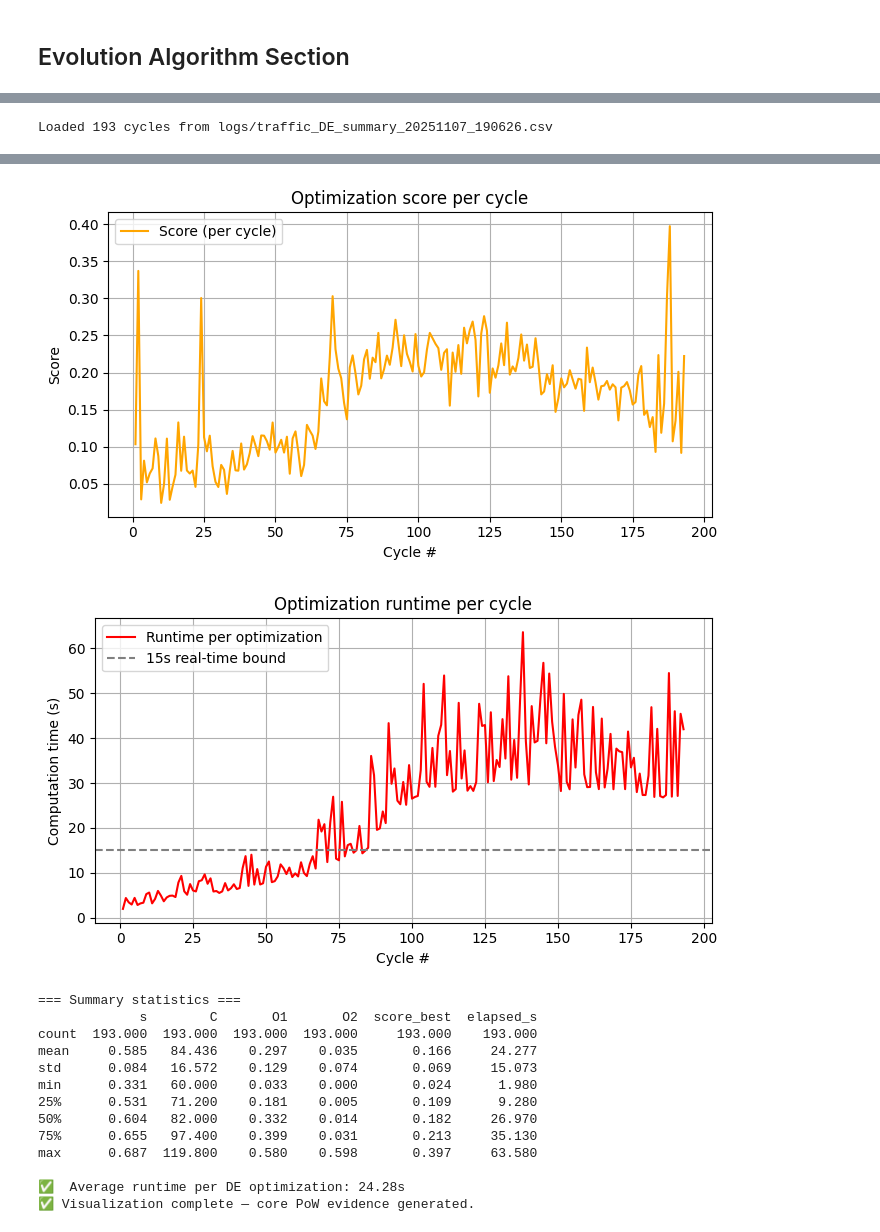
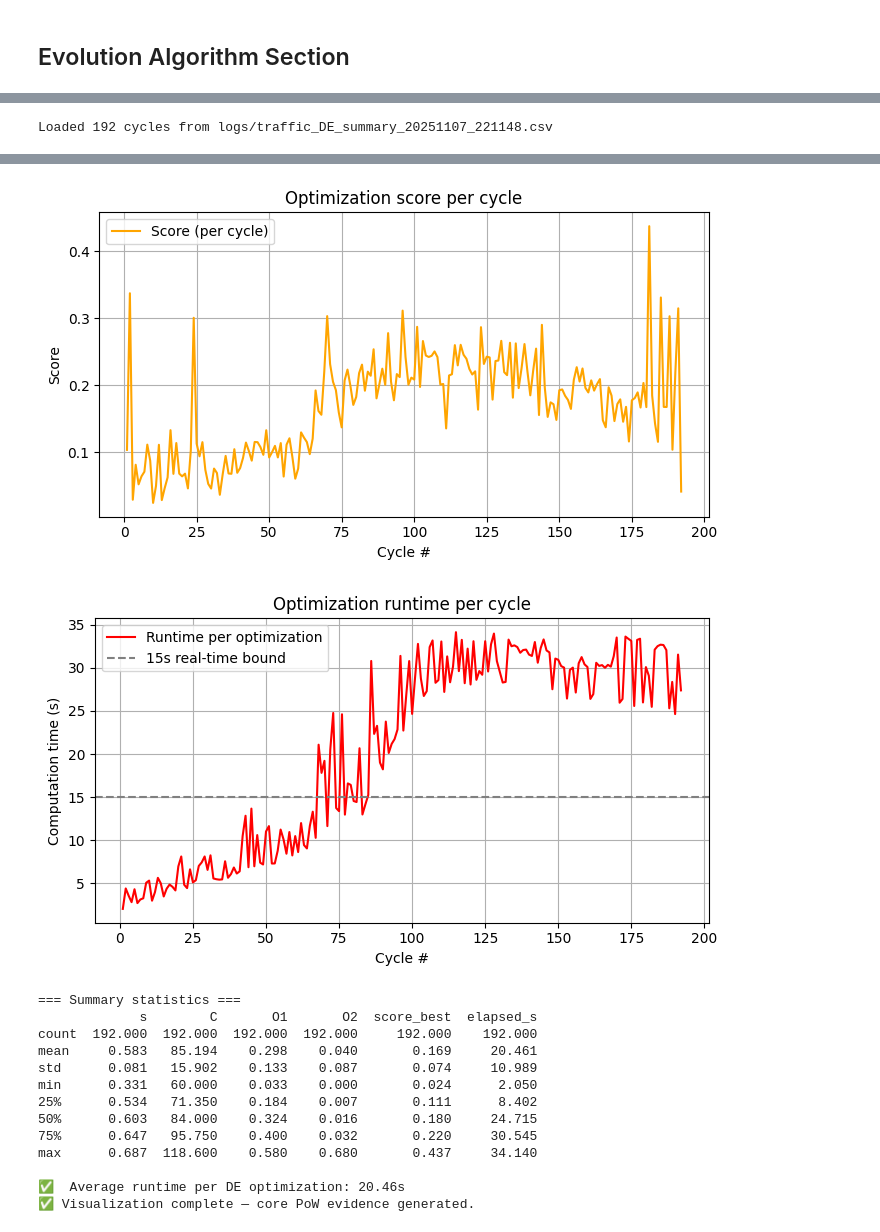
Before and after one commit to Kaos1105/EA_traffic_control, a Jupyter notebook: controller.ipynb, the cells around one changed output, grey strips where cells are left out. Cells and saved outputs as stored; diff of their text form; code cells hidden in the pictures.

```diff
--- a/controller.ipynb
+++ b/controller.ipynb
@@ -596,6 +632,6 @@ def visualize_pow_results(log_dir, suffix="", prefix="traffic_DE"):
     print(f"\n✅  Average runtime per DE optimization: {avg_runtime:.2f}s")
     print("✅ Visualization complete — core PoW evidence generated.")
 # %%
-visualize_pow_results(log_dir=LOG_DIR, suffix="20251107_190626")
+visualize_pow_results(log_dir=LOG_DIR, suffix="20251107_221148")
 # %% [output]
-Loaded 193 cycles from logs/traffic_DE_summary_20251107_190626.csv
+Loaded 192 cycles from logs/traffic_DE_summary_20251107_221148.csv
@@ -604,17 +640,17 @@ Loaded 193 cycles from logs/traffic_DE_summary_20251107_190626.csv
-[figure, old version]
+[figure, new version]
-[figure, old version]
+[figure, new version]
 === Summary statistics ===
              s        C       O1       O2  score_best  elapsed_s
-count  193.000  193.000  193.000  193.000     193.000    193.000
-mean     0.585   84.436    0.297    0.035       0.166     24.277
-std      0.084   16.572    0.129    0.074       0.069     15.073
-min      0.331   60.000    0.033    0.000       0.024      1.980
-25%      0.531   71.200    0.181    0.005       0.109      9.280
-50%      0.604   82.000    0.332    0.014       0.182     26.970
-75%      0.655   97.400    0.399    0.031       0.213     35.130
-max      0.687  119.800    0.580    0.598       0.397     63.580
+count  192.000  192.000  192.000  192.000     192.000    192.000
+mean     0.583   85.194    0.298    0.040       0.169     20.461
+std      0.081   15.902    0.133    0.087       0.074     10.989
+min      0.331   60.000    0.033    0.000       0.024      2.050
+25%      0.534   71.350    0.184    0.007       0.111      8.402
+50%      0.603   84.000    0.324    0.016       0.180     24.715
+75%      0.647   95.750    0.400    0.032       0.220     30.545
+max      0.687  118.600    0.580    0.680       0.437     34.140
 
-✅  Average runtime per DE optimization: 24.28s
+✅  Average runtime per DE optimization: 20.46s
 ✅ Visualization complete — core PoW evidence generated.
 # %%
 def baseline_simulation(fixed_s=0.5, fixed_C=90, total_cycles=300):
```
Also changed, not shown: parts of 6 cells of this notebook.
